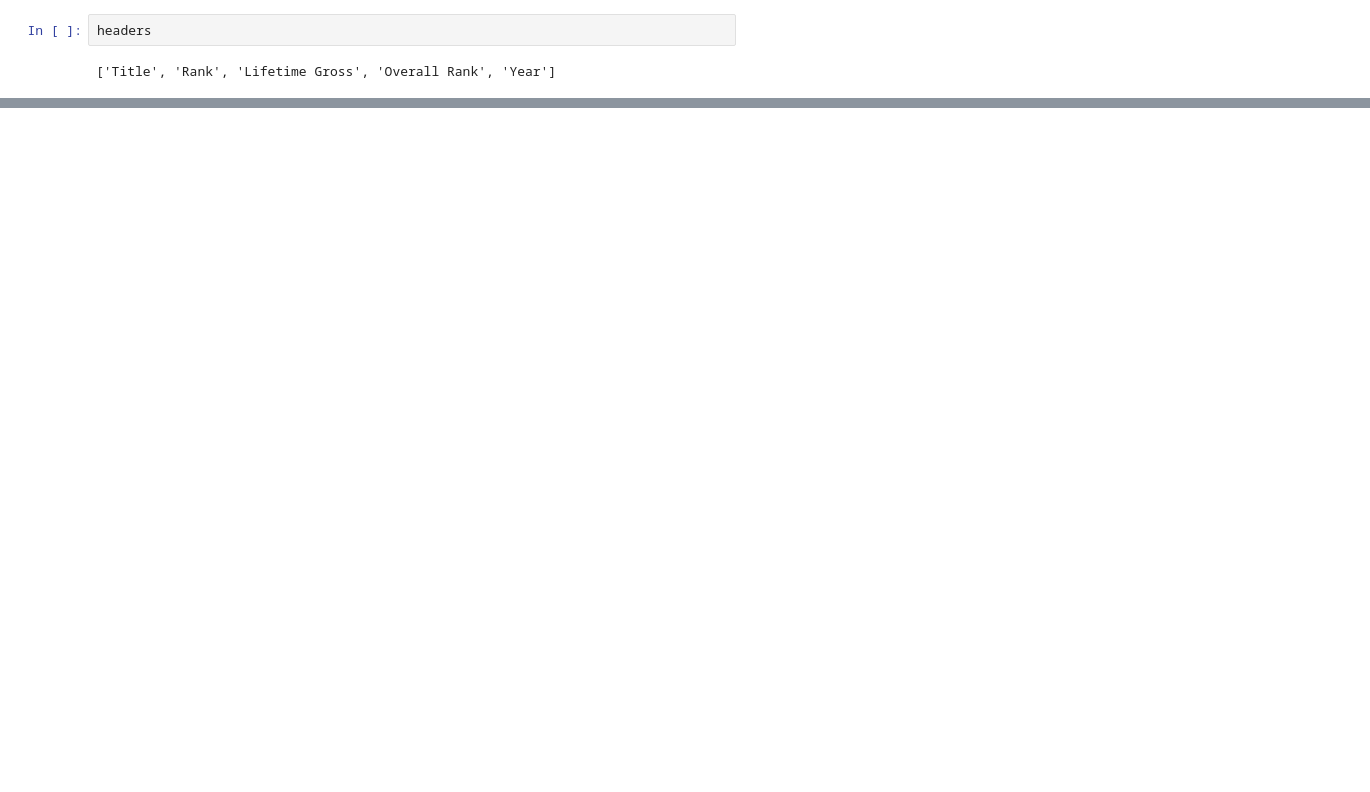
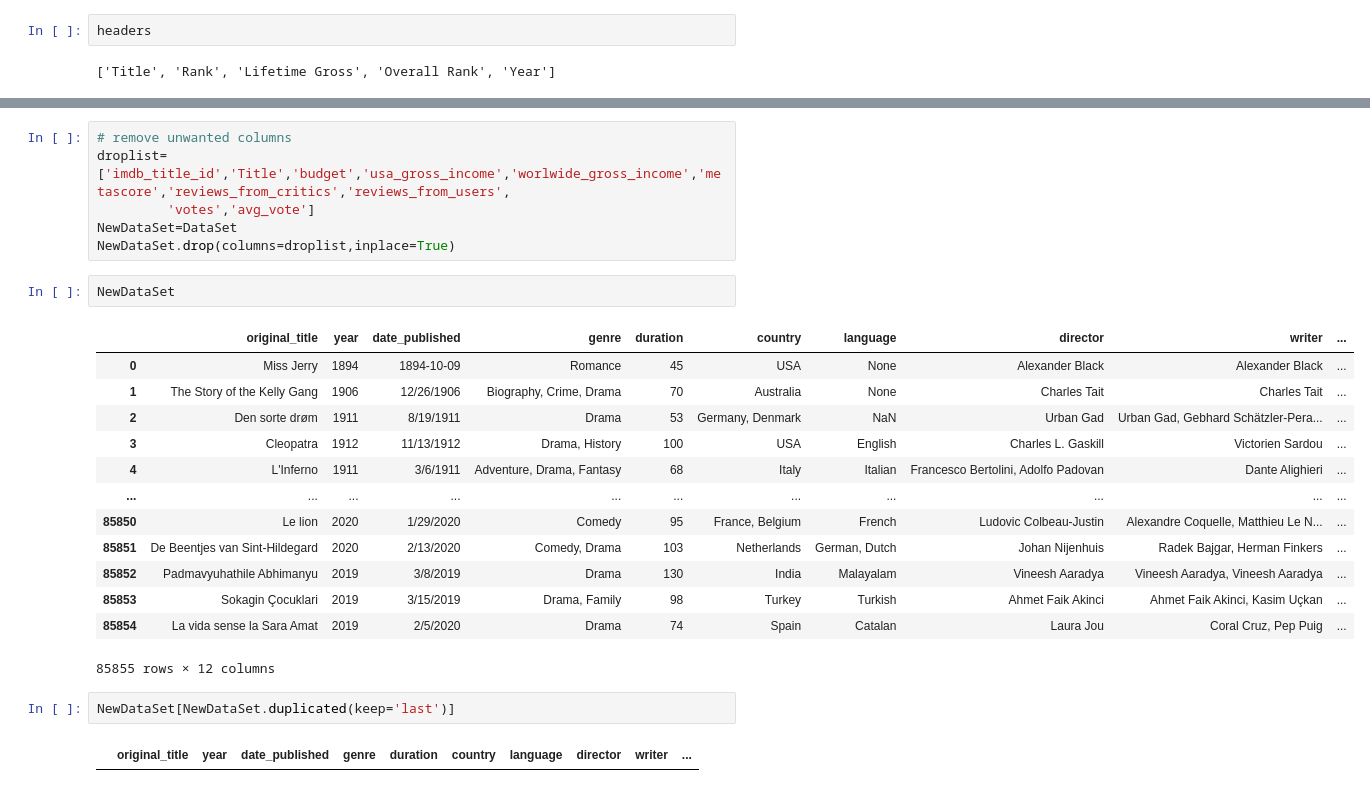
Before and after one commit to llubna/Movies-, a Jupyter notebook: web_scraping.ipynb, the cells around one changed output, grey strips where cells are left out. Saved outputs shown, nothing was run; the diff lists cells and outputs as text; blank space fills up the shorter version.

```diff
--- a/web_scraping.ipynb
+++ b/web_scraping.ipynb
@@ -153,0 +125,26 @@ df.to_csv('movies.csv')
+# %%
+# remove unwanted columns
+droplist=['imdb_title_id','Title','budget','usa_gross_income','worlwide_gross_income','metascore','reviews_from_critics','reviews_from_users',
+         'votes','avg_vote']
+NewDataSet=DataSet
+NewDataSet.drop(columns=droplist,inplace=True)
+# %%
+NewDataSet
+# %% [output]
+|  | original_title | year | date_published | genre | duration | country | language | director | writer | ... |
+| 0 | Miss Jerry | 1894 | 1894-10-09 | Romance | 45 | USA | None | Alexander Black | Alexander Black | ... |
+| 1 | The Story of the Kelly Gang | 1906 | 12/26/1906 | Biography, Crime, Drama | 70 | Australia | None | Charles Tait | Charles Tait | ... |
+| 2 | Den sorte drøm | 1911 | 8/19/1911 | Drama | 53 | Germany, Denmark | NaN | Urban Gad | Urban Gad, Gebhard Schätzler-Pera... | ... |
+| 3 | Cleopatra | 1912 | 11/13/1912 | Drama, History | 100 | USA | English | Charles L. Gaskill | Victorien Sardou | ... |
+| 4 | L'Inferno | 1911 | 3/6/1911 | Adventure, Drama, Fantasy | 68 | Italy | Italian | Francesco Bertolini, Adolfo Padovan | Dante Alighieri | ... |
+| ... | ... | ... | ... | ... | ... | ... | ... | ... | ... | ... |
+| 85850 | Le lion | 2020 | 1/29/2020 | Comedy | 95 | France, Belgium | French | Ludovic Colbeau-Justin | Alexandre Coquelle, Matthieu Le N... | ... |
+| 85851 | De Beentjes van Sint-Hildegard | 2020 | 2/13/2020 | Comedy, Drama | 103 | Netherlands | German, Dutch | Johan Nijenhuis | Radek Bajgar, Herman Finkers | ... |
+| 85852 | Padmavyuhathile Abhimanyu | 2019 | 3/8/2019 | Drama | 130 | India | Malayalam | Vineesh Aaradya | Vineesh Aaradya, Vineesh Aaradya | ... |
+| 85853 | Sokagin Çocuklari | 2019 | 3/15/2019 | Drama, Family | 98 | Turkey | Turkish | Ahmet Faik Akinci | Ahmet Faik Akinci, Kasim Uçkan | ... |
+| 85854 | La vida sense la Sara Amat | 2019 | 2/5/2020 | Drama | 74 | Spain | Catalan | Laura Jou | Coral Cruz, Pep Puig | ... |
+85855 rows × 12 columns
+# %%
+NewDataSet[NewDataSet.duplicated(keep='last')]
+# %% [output]
+|  | original_title | year | date_published | genre | duration | country | language | director | writer | ... |
```
Also changed, not shown: parts of 35 cells of this notebook, 1 other file.
